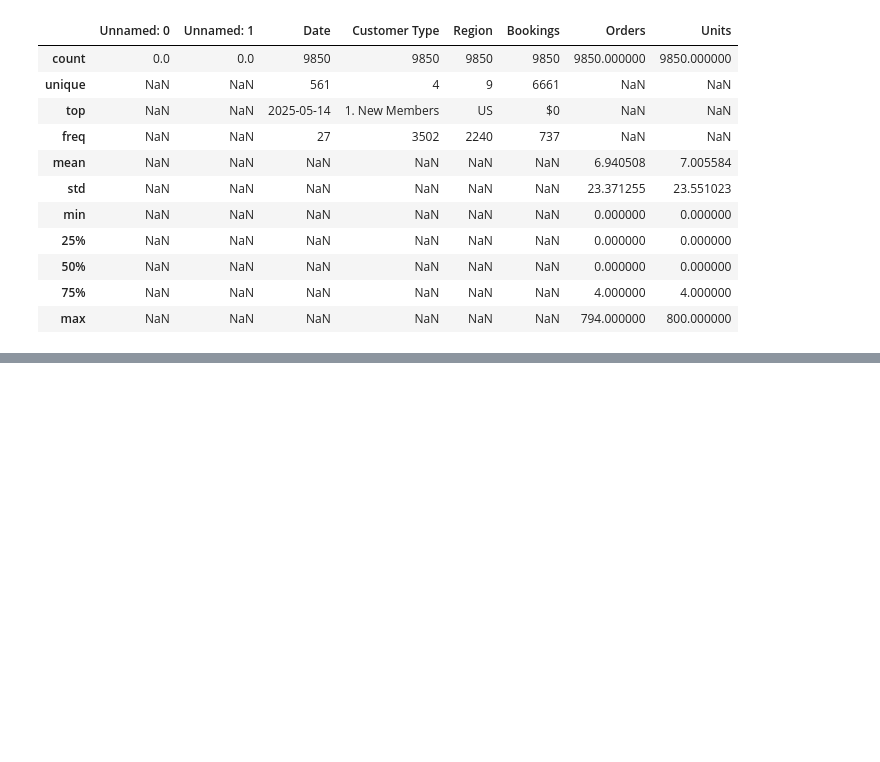
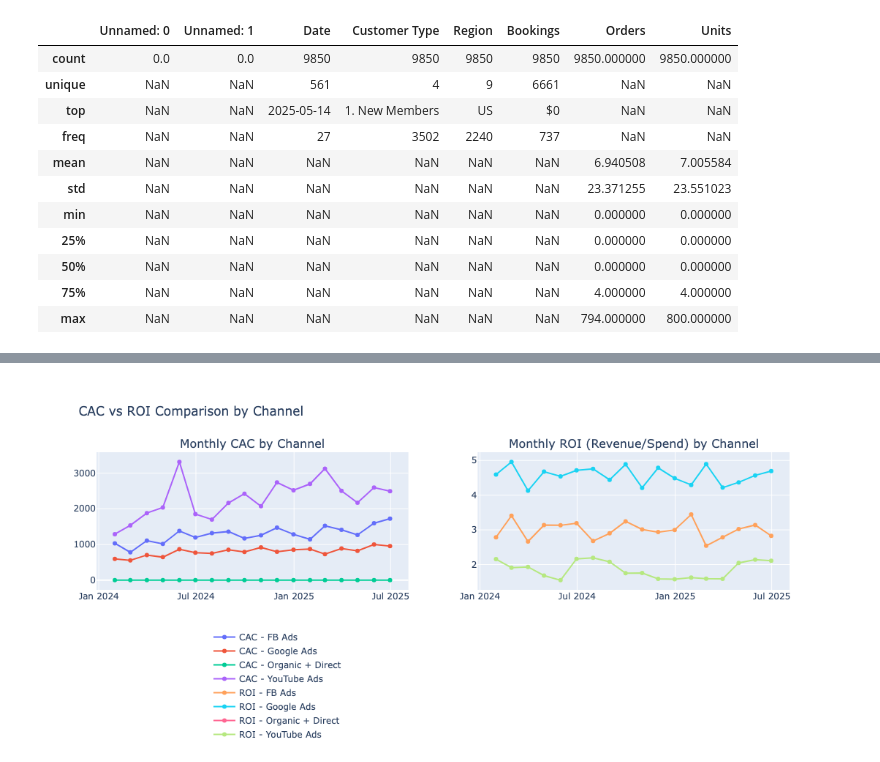
Before and after one commit to manoloah/eightsleepbusinesscase, a Jupyter notebook: jupyter-notebook/Data_exploration_8sleep_BC.ipynb, the cells around one changed output, grey strips where cells are left out. Saved outputs shown, nothing was run; the diff lists cells and outputs as text; code cells hidden in the pictures; blank space fills up the shorter version.

```diff
--- a/jupyter-notebook/Data_exploration_8sleep_BC.ipynb
+++ b/jupyter-notebook/Data_exploration_8sleep_BC.ipynb
@@ -110,0 +349,37 @@ memory usage: 615.8+ KB
+# %%
+# Compute ROI
+monthly["ROI"] = np.where(monthly["spend"] > 0,
+                          monthly["revenue"] / monthly["spend"],
+                          np.nan)
+
+# Create subplot with two charts
+fig = make_subplots(rows=1, cols=2, shared_xaxes=True,
+                    subplot_titles=("Monthly CAC by Channel", "Monthly ROI (Revenue/Spend) by Channel"))
+
+# Add CAC traces
+for ch in monthly["channel"].unique():
+    subset = monthly[monthly["channel"] == ch]
+    fig.add_trace(
+        go.Scatter(x=subset["month"], y=subset["CAC"], mode="lines+markers", name=f"CAC - {ch}"),
+        row=1, col=1
+    )
+
+# Add ROI traces
+for ch in monthly["channel"].unique():
+    subset = monthly[monthly["channel"] == ch]
+    fig.add_trace(
+        go.Scatter(x=subset["month"], y=subset["ROI"], mode="lines+markers", name=f"ROI - {ch}"),
+        row=1, col=2
+    )
+
+# Layout improvements
+fig.update_layout(
+    title="CAC vs ROI Comparison by Channel",
+    hovermode="x unified",
+    legend=dict(x=0.5, y=-0.2, orientation="h"),  # move legend below
+    height=500, width=1000
+)
+
+fig.show()
+# %% [output]
+[figure, added]
```
Also changed, not shown: parts of 11 cells of this notebook, 5 other files.
